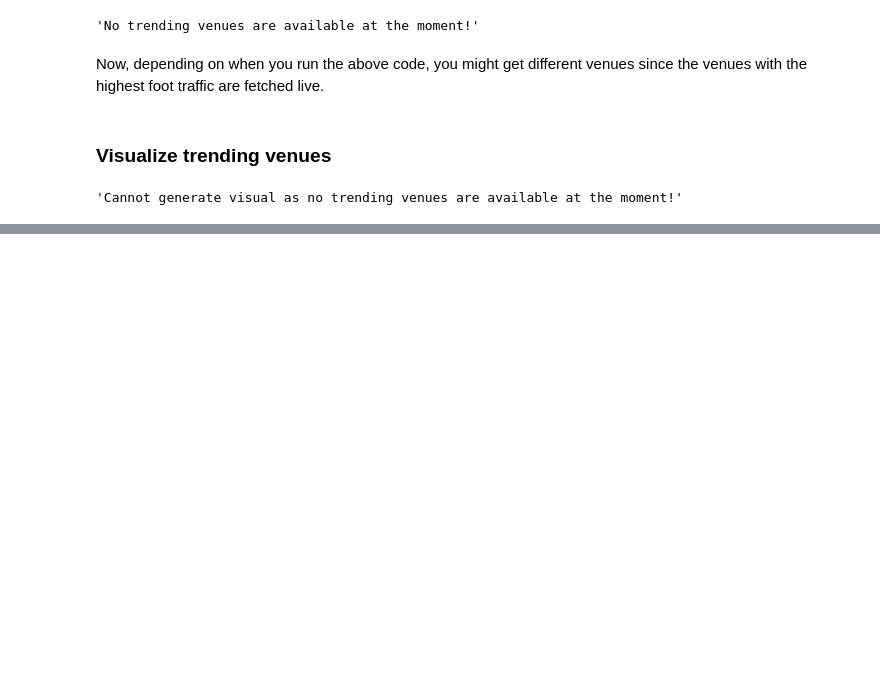
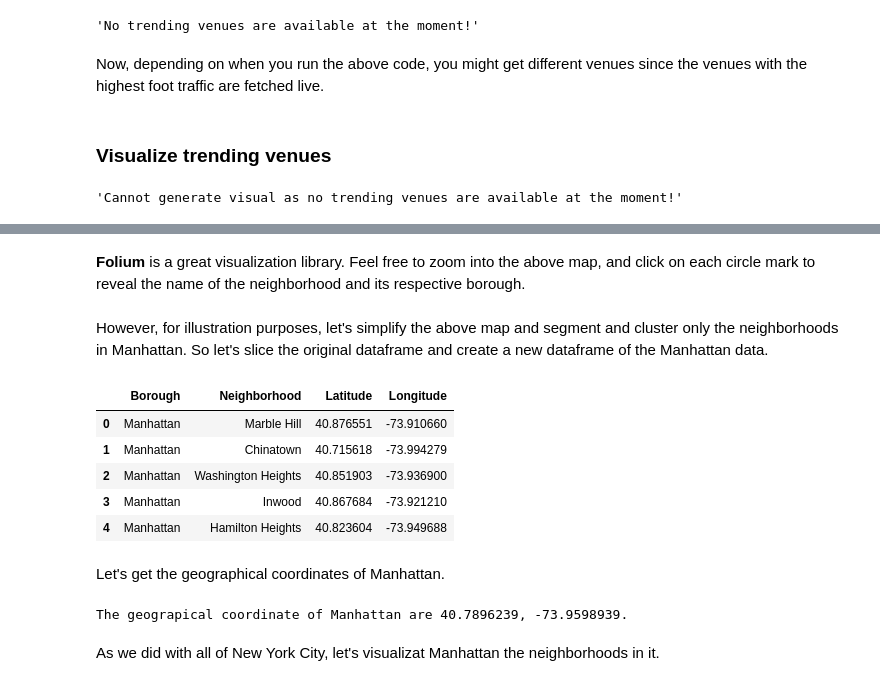
Before and after one commit to JPLAVALLEY/Coursera_Capstone, a Jupyter notebook: Capstone Project - The Battle of Neighborhoods.ipynb, the cells around one changed output, grey strips where cells are left out. Cells and saved outputs as stored; diff of their text form; code cells hidden in the pictures; blank space fills up the shorter version.

```diff
--- a/Capstone Project - The Battle of Neighborhoods.ipynb
+++ b/Capstone Project - The Battle of Neighborhoods.ipynb
@@ -721,0 +920,28 @@ venues_map
+# %% [markdown]
+**Folium** is a great visualization library. Feel free to zoom into the above map, and click on each circle mark to reveal the name of the neighborhood and its respective borough.
+# %% [markdown]
+However, for illustration purposes, let's simplify the above map and segment and cluster only the neighborhoods in Manhattan. So let's slice the original dataframe and create a new dataframe of the Manhattan data.
+# %%
+manhattan_data = neighborhoods[neighborhoods['Borough'] == 'Manhattan'].reset_index(drop=True)
+manhattan_data.head()
+# %% [output]
+|  | Borough | Neighborhood | Latitude | Longitude |
+| 0 | Manhattan | Marble Hill | 40.876551 | -73.910660 |
+| 1 | Manhattan | Chinatown | 40.715618 | -73.994279 |
+| 2 | Manhattan | Washington Heights | 40.851903 | -73.936900 |
+| 3 | Manhattan | Inwood | 40.867684 | -73.921210 |
+| 4 | Manhattan | Hamilton Heights | 40.823604 | -73.949688 |
+# %% [markdown]
+Let's get the geographical coordinates of Manhattan.
+# %%
+address = 'Manhattan, NY'
+
+geolocator = Nominatim(user_agent="ny_explorer")
+location = geolocator.geocode(address)
+latitude = location.latitude
+longitude = location.longitude
+print('The geograpical coordinate of Manhattan are {}, {}.'.format(latitude, longitude))
+# %% [output]
+The geograpical coordinate of Manhattan are 40.7896239, -73.9598939.
+# %% [markdown]
+As we did with all of New York City, let's visualizat Manhattan the neighborhoods in it.
```
Also changed, not shown: parts of 38 cells of this notebook.
